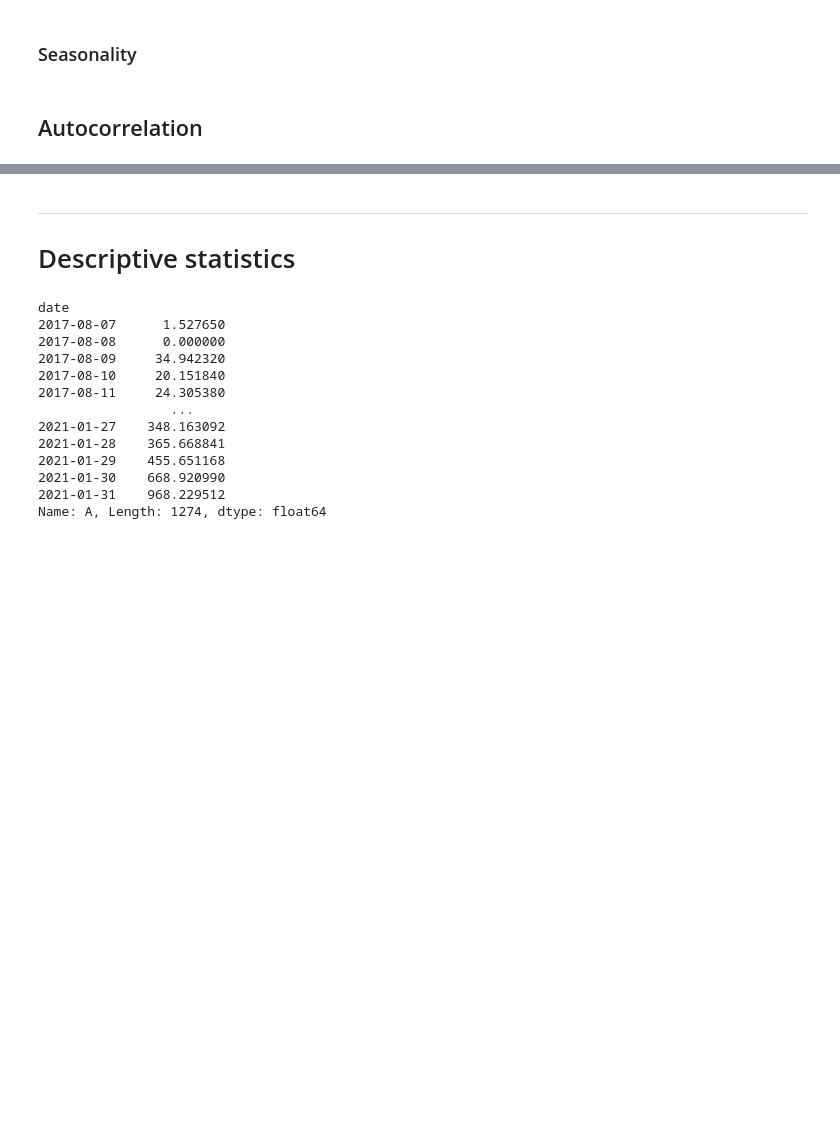
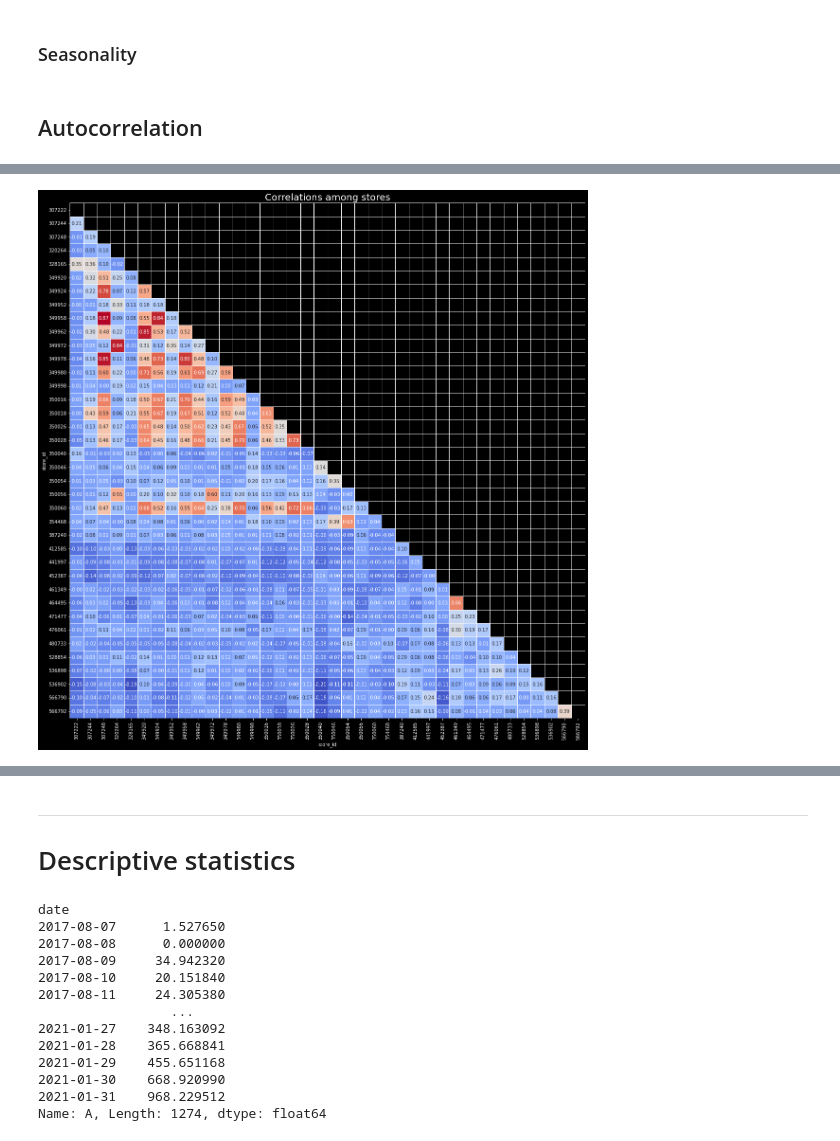
Before and after one commit to phucnh22/Sales_forecast, a Jupyter notebook: Giang_EDA.ipynb, the cells around one changed output, grey strips where cells are left out. Drawn from its saved outputs; the diff is of its cells as text; code cells hidden in the pictures; blank space fills up the shorter version.

```diff
--- a/Giang_EDA.ipynb
+++ b/Giang_EDA.ipynb
@@ -177,0 +189,20 @@ fig.show()
+# %%
+df_store_daily_sum = df_store.set_index('date').groupby('store_id', ).resample('D').sum()['sales'].reset_index(level='store_id')
+df_store_daily_sum["ind"] = 1
+df_store_daily_sum["ind"] = df_store_daily_sum.groupby("store_id").ind.cumsum().values
+df_store_daily_sum_corr = pd.pivot(df_store_daily_sum, index = "ind", columns = "store_id", values = "sales").corr()
+
+mask = np.triu(df_store_daily_sum_corr.corr())
+plt.figure(figsize=(20, 20))
+sns.heatmap(df_store_daily_sum_corr,
+        annot=True,
+        fmt='.2f',
+        cmap='coolwarm',
+        square=True,
+        mask=mask,
+        linewidths=1,
+        cbar=False)
+plt.title("Correlations among stores",fontsize = 20)
+plt.show()
+# %% [output]
+[figure, added]
```
Also changed, not shown: parts of 3 cells of this notebook, 6 other files.
